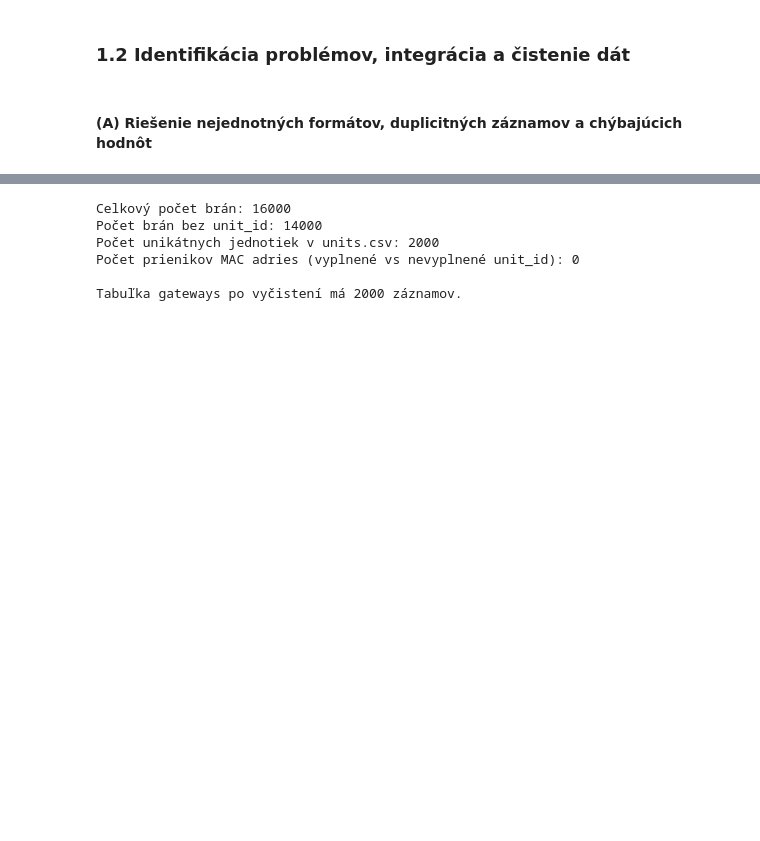
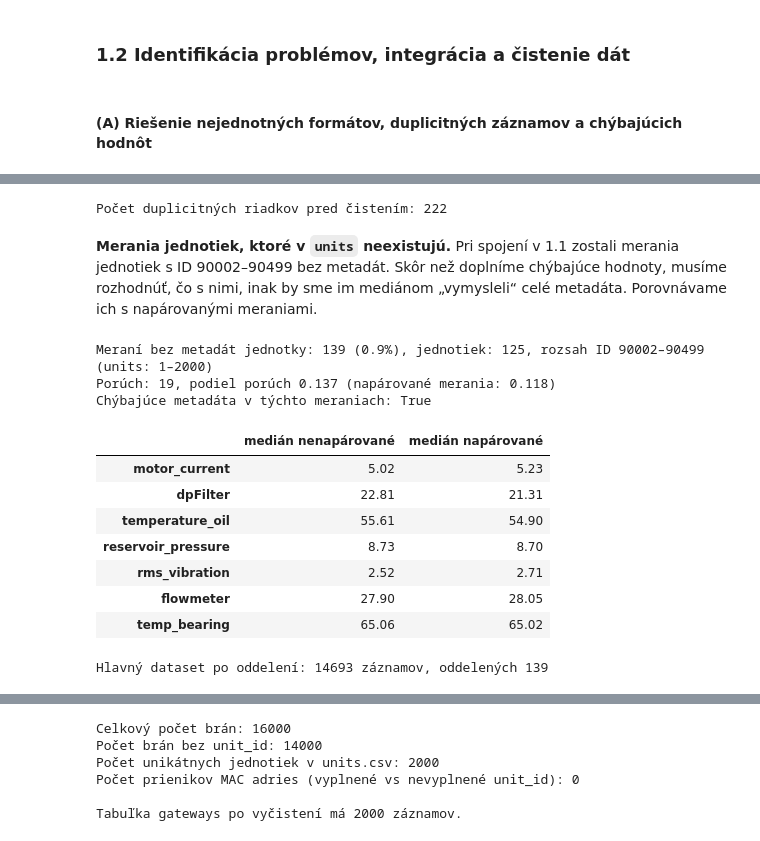
Before and after one commit to deno555/iau_projekt, a Jupyter notebook: IAU_projekt.ipynb, the cells around one changed output, grey strips where cells are left out. Saved outputs shown, nothing was run; the diff lists cells and outputs as text; code cells hidden in the pictures; blank space fills up the shorter version.

```diff
--- a/IAU_projekt.ipynb
+++ b/IAU_projekt.ipynb
@@ -463,10 +458,0 @@ Tvar datasetu: (14693, 19)
-# %%
-# chybový kód -999 -> chýbajúca hodnota
-df.loc[df["temperature_oil"] == -999, "temperature_oil"] = np.nan
-
-chybajuce = ["dpFilter", "rms_vibration", "temperature_oil", "hoursService"]
-display(pd.DataFrame({
-    "chýbajúce": df[chybajuce].isna().sum(),
-    "podiel porúch pri chýbajúcej hodnote": [df.loc[df[c].isna(), "Failure"].mean() for c in chybajuce],
-    "podiel porúch celkovo": df["Failure"].mean(),
-}).round(3))
@@ -485,21 +458,0 @@ Spôsob doplnenia:
-# %%
-# príznaky chýbajúcej hodnoty (chýbanie súvisí s poruchou)
-for c in ["dpFilter", "rms_vibration"]:
-    df[f"{c}_missing"] = df[c].isna().astype(int)
-
-# senzory: medián
-for c in ["dpFilter", "rms_vibration", "temperature_oil"]:
-    df[c] = df[c].fillna(df[c].median())
-
-# hoursService: lineárna regresia z commission_year, učená na jednotkách
-znama = units.dropna(subset=["hoursService"])
-sklon, posun = np.polyfit(znama["commission_year"], znama["hoursService"], 1)
-rezidua = znama["hoursService"] - (sklon * znama["commission_year"] + posun)
-print(f"hoursService ≈ {sklon:.1f} * commission_year + {posun:.0f}")
-print(f"Smerodajná odchýlka chyby: regresia {rezidua.std():.0f} h, medián {znama['hoursService'].std():.0f} h")
-chyba_h = df["hoursService"].isna()
-df.loc[chyba_h, "hoursService"] = sklon * df.loc[chyba_h, "commission_year"] + posun
-print(f"Doplnených hoursService: {chyba_h.sum()} meraní")
-
-print("\nChýbajúce hodnoty po ošetrení:")
-print(df[sensors + ["hoursService"]].isna().sum().to_string())
@@ -519,0 +459,36 @@ hoursService          0
+# %%
+# odstránenie duplicít (ponechávame len prvý výskyt)
+pocet_duplicit = df.duplicated().sum()
+print(f"Počet duplicitných riadkov pred čistením: {pocet_duplicit}")
+df = df.drop_duplicates()
+# %% [output]
+Počet duplicitných riadkov pred čistením: 222
+# %% [markdown]
+**Merania jednotiek, ktoré v `units` neexistujú.** Pri spojení v 1.1 zostali merania jednotiek s ID 90002–90499 bez metadát. Skôr než doplníme chýbajúce hodnoty, musíme rozhodnúť, čo s nimi, inak by sme im mediánom „vymysleli“ celé metadáta. Porovnávame ich s napárovanými meraniami.
+# %%
+nezname = df["installRegion"].isna()
+print(f"Meraní bez metadát jednotky: {nezname.sum()} ({nezname.mean():.1%}), jednotiek: {df.loc[nezname, 'unit_num'].nunique()}, "
+      f"rozsah ID {df.loc[nezname, 'unit_num'].min()}–{df.loc[nezname, 'unit_num'].max()} (units: {units['unit_num'].min()}–{units['unit_num'].max()})")
+print(f"Porúch: {df.loc[nezname, 'Failure'].sum()}, podiel porúch {df.loc[nezname, 'Failure'].mean():.3f} "
+      f"(napárované merania: {df.loc[~nezname, 'Failure'].mean():.3f})")
+print("Chýbajúce metadáta v týchto meraniach:", df.loc[nezname, units.columns.drop(["unit_id", "unit_num"])].isna().all().all())
+display(pd.DataFrame({"medián nenapárované": df.loc[nezname, sensors].median(),
+                      "medián napárované":   df.loc[~nezname, sensors].median()}).round(2))
+
+# oddelenie: záznamy ostávajú k dispozícii v df_nezname, hlavný dataset ich neobsahuje
+df_nezname = df[nezname].copy()
+df = df[~nezname].copy()
+print(f"Hlavný dataset po oddelení: {len(df)} záznamov, oddelených {len(df_nezname)}")
+# %% [output]
+Meraní bez metadát jednotky: 139 (0.9%), jednotiek: 125, rozsah ID 90002–90499 (units: 1–2000)
+Porúch: 19, podiel porúch 0.137 (napárované merania: 0.118)
+Chýbajúce metadáta v týchto meraniach: True
+|  | medián nenapárované | medián napárované |
+| motor_current | 5.02 | 5.23 |
+| dpFilter | 22.81 | 21.31 |
+| temperature_oil | 55.61 | 54.90 |
+| reservoir_pressure | 8.73 | 8.70 |
+| rms_vibration | 2.52 | 2.71 |
+| flowmeter | 27.90 | 28.05 |
+| temp_bearing | 65.06 | 65.02 |
+Hlavný dataset po oddelení: 14693 záznamov, oddelených 139
```
Also changed, not shown: parts of 47 cells of this notebook.
